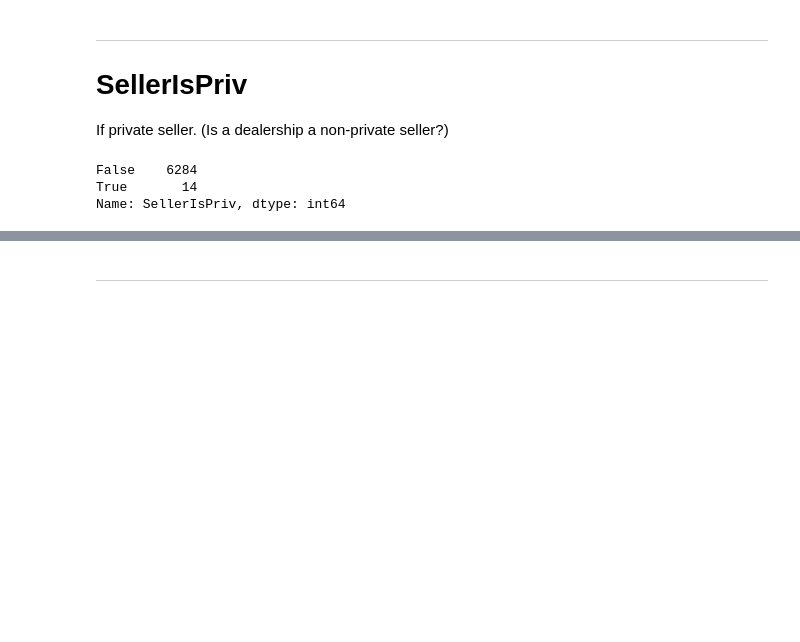
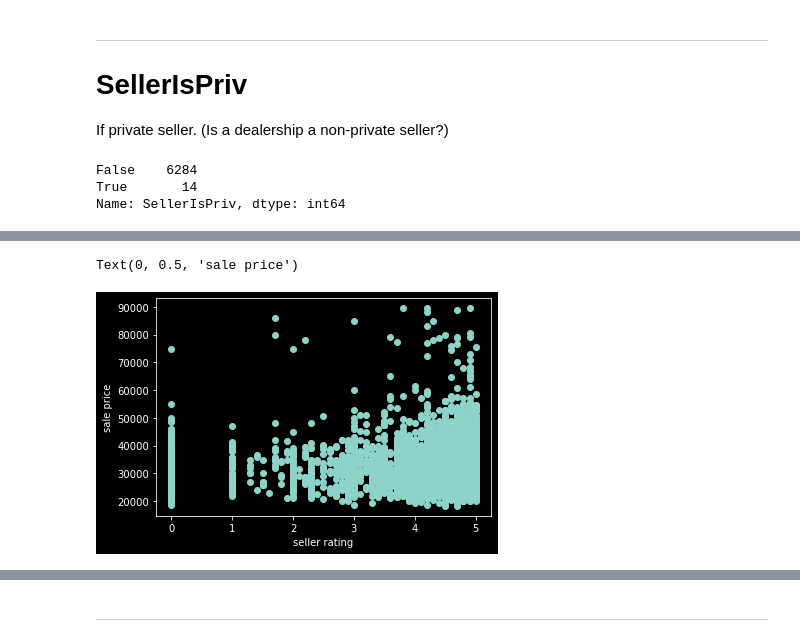
Before and after one commit to dtersegno/boeingds, a Jupyter notebook: notebooks/1_EDA.ipynb, the cells around one changed output, grey strips where cells are left out. Cells and saved outputs as stored; diff of their text form; code cells hidden in the pictures; blank space fills up the shorter version.

```diff
--- a/notebooks/1_EDA.ipynb
+++ b/notebooks/1_EDA.ipynb
@@ -201,0 +198,11 @@ traindf.SellerRevCnt.hist(log = True)
+# %%
+#Seller rating with avg sales price isn't directly correlated
+plt.scatter(
+    traindf.SellerRating,
+    traindf['Dealer_Listing_Price']
+)
+plt.xlabel('seller rating')
+plt.ylabel("sale price")
+# %% [output]
+Text(0, 0.5, 'sale price')
+[figure, added]
```
Also changed, not shown: parts of 48 cells of this notebook, 2 other files.
